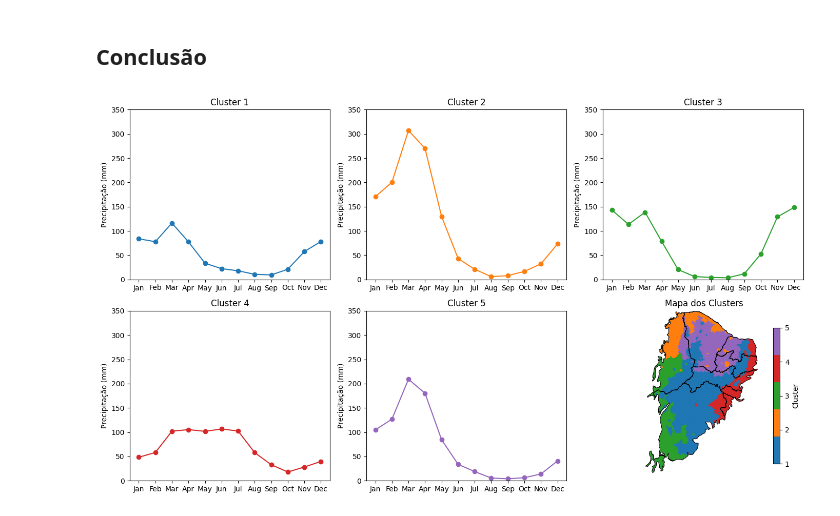
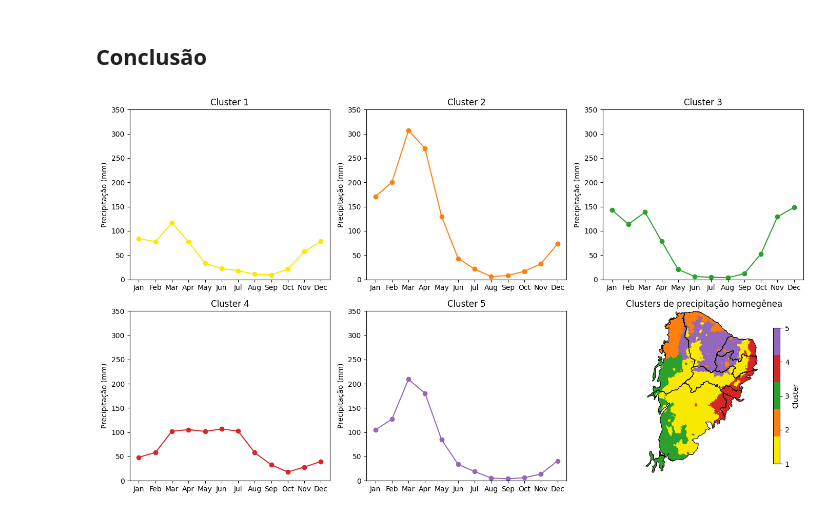
Before and after one commit to eduardocholuck/remote_sensing-1, a Jupyter notebook: 05_cluster_regioes.ipynb, the cells around one changed output. Cells and saved outputs as stored; diff of their text form; code cells hidden in the pictures.

```diff
--- a/05_cluster_regioes.ipynb
+++ b/05_cluster_regioes.ipynb
@@ -326,7 +328,7 @@ clim_cluster_mensal["cluster"] = clusters_ids
 # --------------------------
 # 2. Configurar cores (iguais ao mapa)
 # --------------------------
-cores = ["#1f77b4", "#ff7f0e", "#2ca02c", "#d62728", "#9467bd"]
+cores = ["#fae900", "#ff7f0e", "#2ca02c", "#d62728", "#9467bd"]
 cmap_categorico = mcolors.ListedColormap(cores[:len(clusters_ids)])
 
 # --------------------------
@@ -341,32 +343,33 @@ for idx, cid in enumerate(clusters_ids):
     axes[idx].plot(range(1, 13), dados, marker='o', color=cores[idx])
     axes[idx].set_title(f"Cluster {cid}")
     axes[idx].set_xticks(range(1, 13))
     axes[idx].set_xticklabels(["Jan","Feb","Mar","Apr","May","Jun","Jul","Aug","Sep","Oct","Nov","Dec"])
     axes[idx].set_ylim(0, 350)  # mesma escala
     axes[idx].set_ylabel("Precipitação (mm)")
 
 # 3.2 Mapa central com clusters
 ax_mapa = axes[-1]
 ax_mapa.axis("off")  # Desativa eixos
 
 # Plotar clusters
 im = ax_mapa.imshow(labels_map, origin="upper",
                     extent=[precip.lon.min(), precip.lon.max(),
                             precip.lat.min(), precip.lat.max()],
                     cmap=cmap_categorico)
 
 # Adicionar barra de cores
 cbar = plt.colorbar(im, ax=ax_mapa, ticks=np.arange(1, n_clusters+1), shrink=0.8)
 cbar.set_label("Cluster")
 
 # Adicionar contorno dos estados
 gdf_estados = gpd.read_file("dataset/shape/caatinga_estados.shp")
 gdf_estados.boundary.plot(ax=ax_mapa, color='black', linewidth=0.8)
 
-ax_mapa.set_title("Mapa dos Clusters")
+ax_mapa.set_title("Clusters de precipitação homegênea")
 
 # Ajustar layout
 plt.tight_layout()
+plt.savefig("outputs/maps/chuva_clusters_series.png", dpi=300)
 plt.show()
 # %% [output]
-[figure, old version]
+[figure, new version]
```
Also changed, not shown: parts of 5 cells of this notebook, 14 other files.
